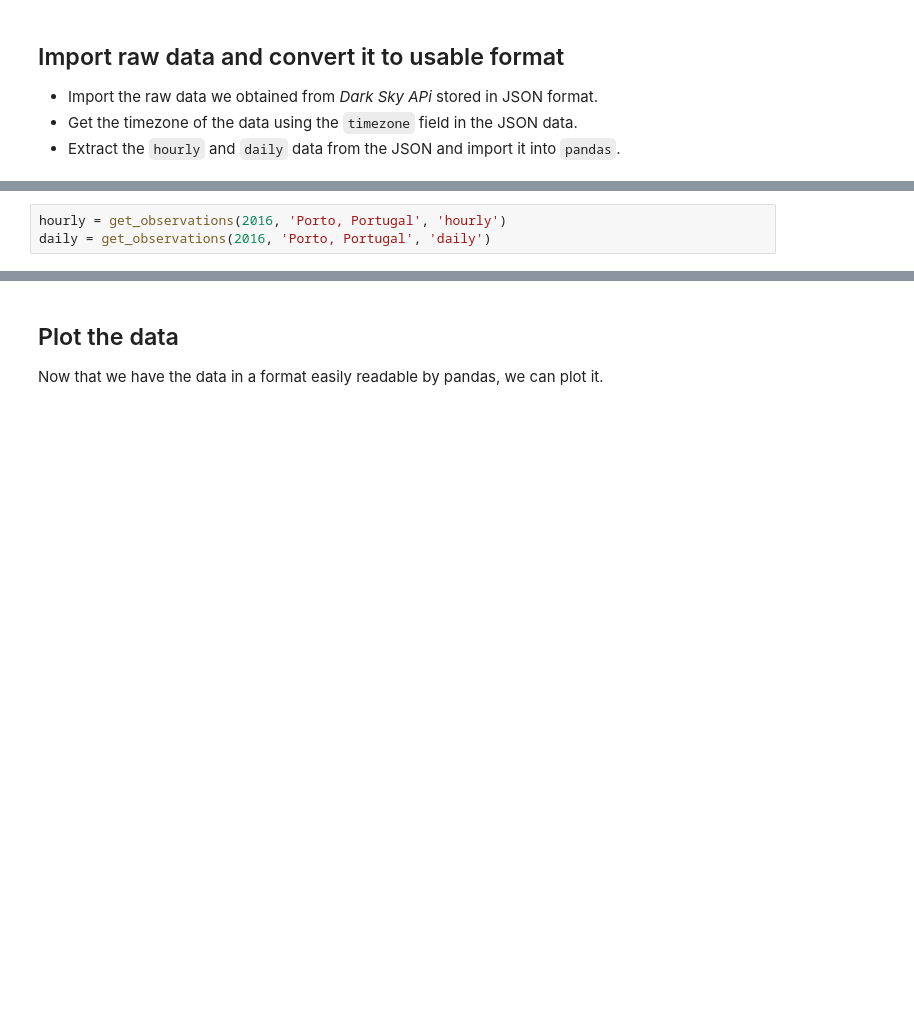
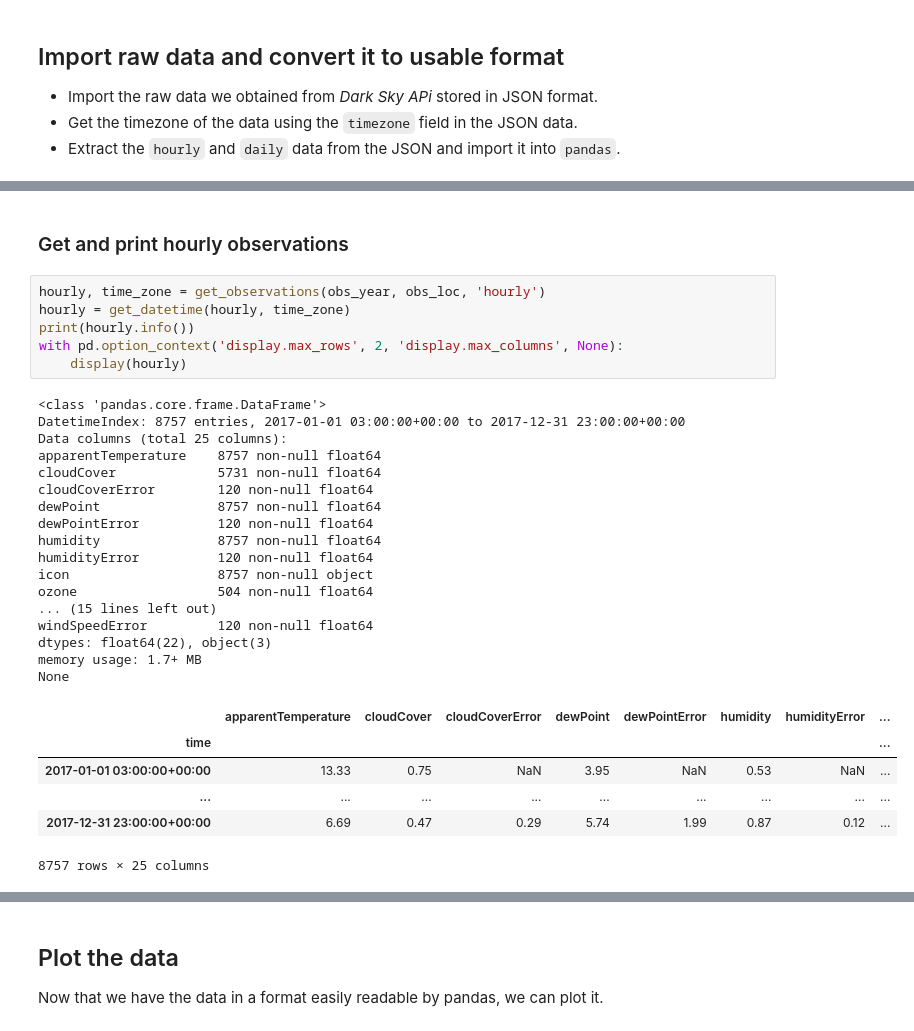
Before and after one commit to SvanBoxel/weather_analysis, a Jupyter notebook: notebooks/exploration/2.0-visualize-darksky-data.ipynb, the cells around one changed output, grey strips where cells are left out. Saved outputs shown, nothing was run; the diff lists cells and outputs as text; blank space fills up the shorter version.

```diff
--- a/notebooks/exploration/2.0-visualize-darksky-data.ipynb
+++ b/notebooks/exploration/2.0-visualize-darksky-data.ipynb
@@ -107,6 +131,35 @@ def get_observations(year, location, key):
     observations.sort_index(inplace=True)
 
     return observations
-# %%
-hourly = get_observations(2016, 'Porto, Portugal', 'hourly')
-daily = get_observations(2016, 'Porto, Portugal', 'daily')
+# %% [markdown]
+### Get and print hourly observations
+# %%
+hourly, time_zone = get_observations(obs_year, obs_loc, 'hourly')
+hourly = get_datetime(hourly, time_zone)
+print(hourly.info())
+with pd.option_context('display.max_rows', 2, 'display.max_columns', None):
+    display(hourly)
+# %% [output]
+<class 'pandas.core.frame.DataFrame'>
+DatetimeIndex: 8757 entries, 2017-01-01 03:00:00+00:00 to 2017-12-31 23:00:00+00:00
+Data columns (total 25 columns):
+apparentTemperature    8757 non-null float64
+cloudCover             5731 non-null float64
+cloudCoverError        120 non-null float64
+dewPoint               8757 non-null float64
+dewPointError          120 non-null float64
+humidity               8757 non-null float64
+humidityError          120 non-null float64
+icon                   8757 non-null object
+ozone                  504 non-null float64
+... (15 lines left out)
+windSpeedError         120 non-null float64
+dtypes: float64(22), object(3)
+memory usage: 1.7+ MB
+None
+|  | apparentTemperature | cloudCover | cloudCoverError | dewPoint | dewPointError | humidity | humidityError | ... |
+| time |  |  |  |  |  |  |  | ... |
+| 2017-01-01 03:00:00+00:00 | 13.33 | 0.75 | NaN | 3.95 | NaN | 0.53 | NaN | ... |
+| ... | ... | ... | ... | ... | ... | ... | ... | ... |
+| 2017-12-31 23:00:00+00:00 | 6.69 | 0.47 | 0.29 | 5.74 | 1.99 | 0.87 | 0.12 | ... |
+8757 rows × 25 columns
```
Also changed, not shown: parts of 13 cells of this notebook.
